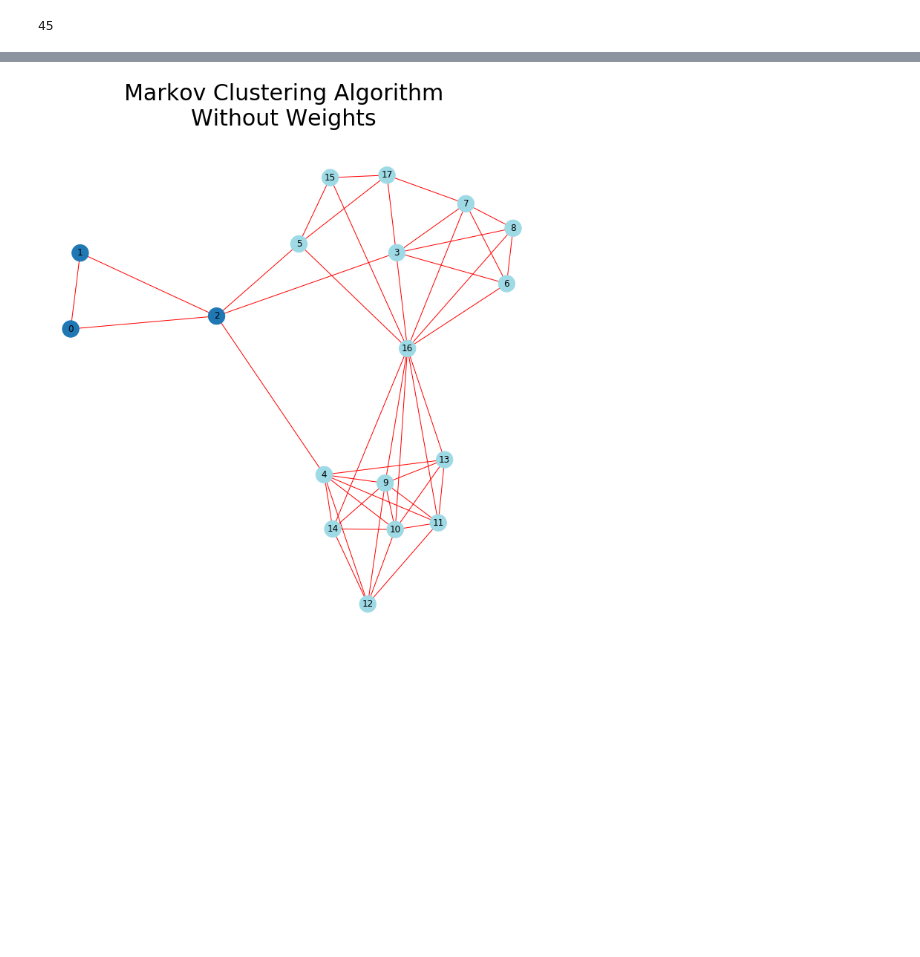
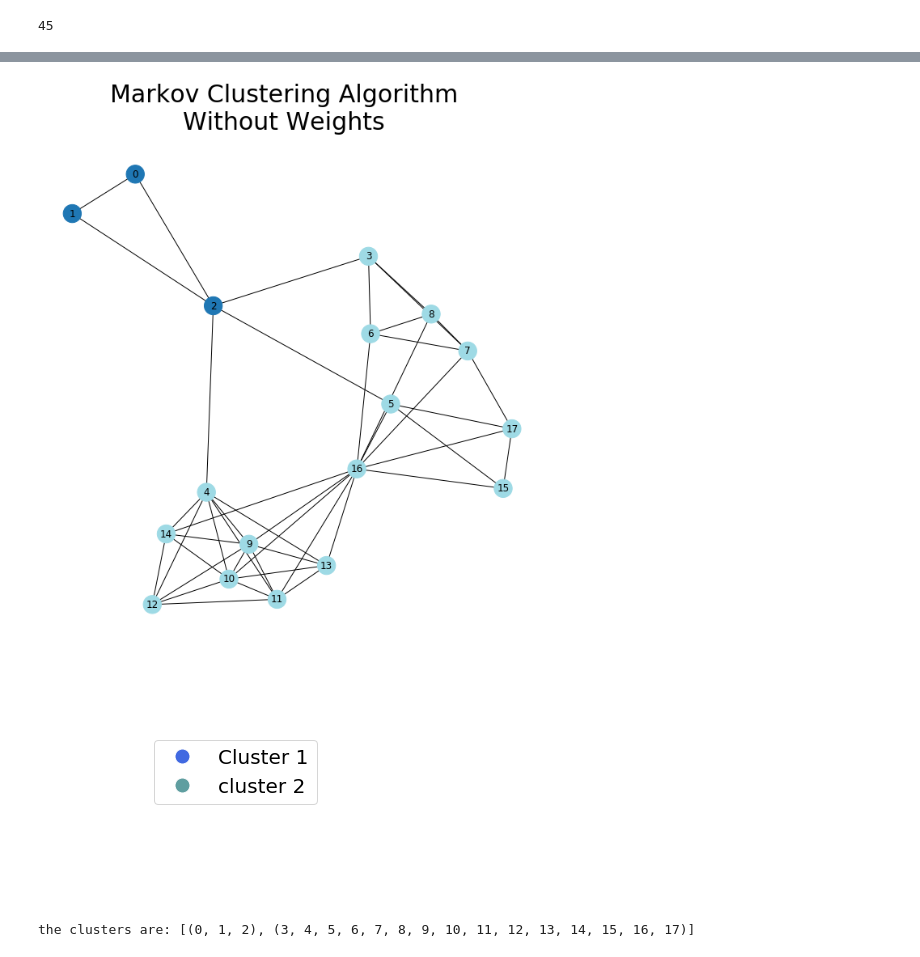
Before and after one commit to carloscarvajal1cc/2019_ML_A3, a Jupyter notebook: DVA3.ipynb, the cells around one changed output, grey strips where cells are left out. Cells and saved outputs as stored; diff of their text form; code cells hidden in the pictures; blank space fills up the shorter version.

```diff
--- a/DVA3.ipynb
+++ b/DVA3.ipynb
@@ -443,21 +517,37 @@ plt.show()
 # %%
 # marcov unweighted
 
 matrix = nx.to_numpy_matrix(unweighted)
 
 result = mc.run_mcl(matrix)
 clusters = mc.get_clusters(result)
 
-plt.figure(figsize=(12,12))
+plt.figure(figsize=(11,11))
 plt.suptitle('Markov Clustering Algorithm\nWithout Weights', fontsize=30)
 d=mc.draw_graph(matrix, clusters,
               node_size=500, with_labels=True,
-              edge_color="Red")
+              edge_color="black")
 
 
+legend_elements = [Line2D([0], [0], marker='o', color='w',
+                          markerfacecolor='royalblue', markersize=15,
+                         label = 'Cluster 1' ),
+                Line2D([0], [0], marker='o',color='w',
+                       markerfacecolor='cadetblue', markersize=15,
+                      label = 'cluster 2')
+]
 plt.show()
+
+fig, ax = plt.subplots()
+ax.legend(handles=legend_elements, loc='center', fontsize = 20)
+plt.axis('off')
+plt.show()
+
+print('the clusters are: {}'.format(clusters))
 # %% [output]
-[figure, old version]
+[figure, new version]
+[figure, added]
+the clusters are: [(0, 1, 2), (3, 4, 5, 6, 7, 8, 9, 10, 11, 12, 13, 14, 15, 16, 17)]
 # %%
 #Clustering according to Markov without weight
 
```
Also changed, not shown: parts of 10 cells of this notebook.
